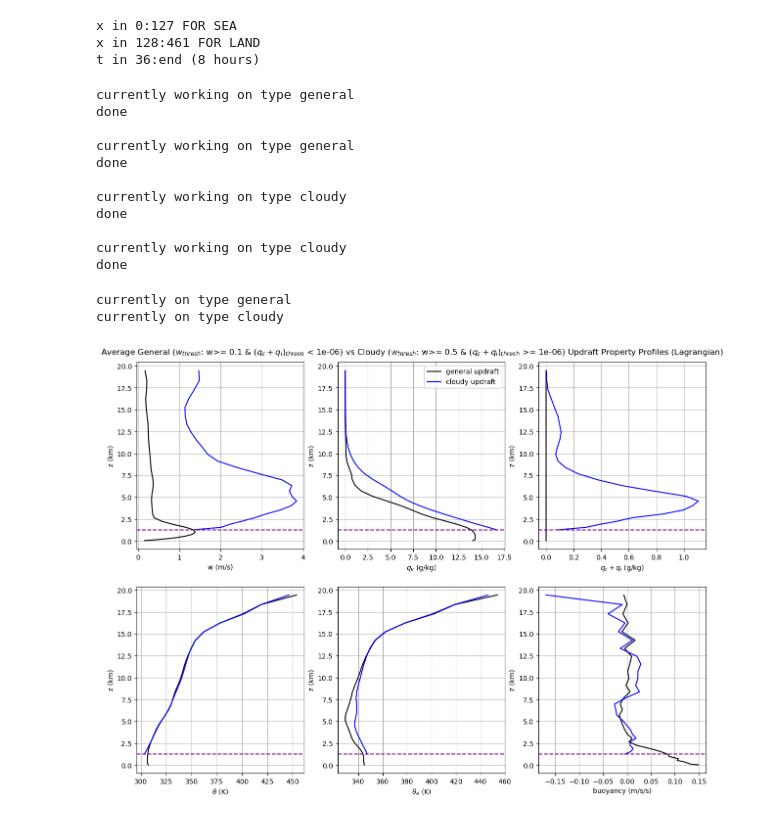
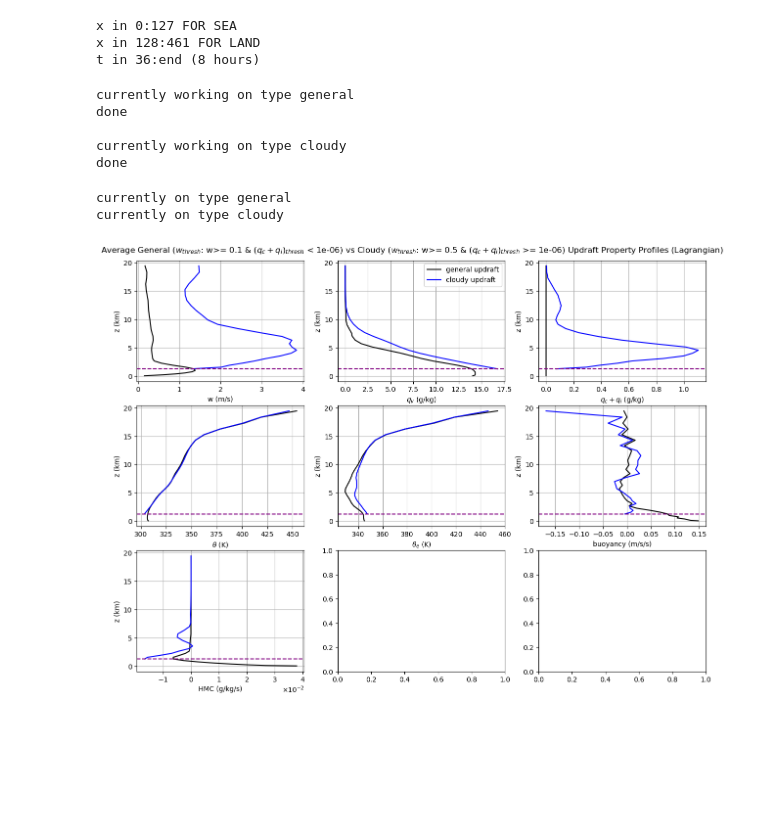
Before and after one commit to torrilab/DCI-Project, a Jupyter notebook: Code/Project_Algorithms/Vertical+Budget_Profiles/lagrangian_updrafts.ipynb, the cells around one changed output. Cells and saved outputs as stored; diff of their text form; code cells hidden in the pictures; blank space fills up the shorter version.

```diff
--- a/Code/Project_Algorithms/Vertical+Budget_Profiles/lagrangian_updrafts.ipynb
+++ b/Code/Project_Algorithms/Vertical+Budget_Profiles/lagrangian_updrafts.ipynb
@@ -112,6 +128,7 @@ with h5py.File(dir2+f'VARS_binary_array_{res}_{Np_str}.h5', 'r') as f:
     TH = f['TH'][:]
     TH_E = f['TH_E'][:]
     BUOYANCY = f['BUOYANCY'][:]
+    HMC = f['HMC'][:]
 check_memory()
 # %% [output]
 Top 10 objects with highest memory usage
@@ -290,23 +309,17 @@ def LagrangianProfiles(type):
 #     print('done\n')
 # %%
 #RUNNING
-[profile_w,profile_qv,profile_qc_plus_qi,profile_th,profile_th_e,profile_buoyancy]=LagrangianProfiles(type='general')
-# LagrangianProfiles_SE(profile_w,profile_qv,profile_qc_plus_qi,profile_th,profile_th_e,profile_buoyancy,type='general') #***
+[profile_w,profile_qv,profile_qc_plus_qi,profile_th,profile_th_e,profile_buoyancy,profile_HMC]=LagrangianProfiles(type='general')
+# LagrangianProfiles_SE(profile_w,profile_qv,profile_qc_plus_qi,profile_th,profile_th_e,profile_buoyancy,profile_HMC,type='general') #***
 
-[profile_w,profile_qv,profile_qc_plus_qi,profile_th,profile_th_e,profile_buoyancy]=LagrangianProfiles(type='cloudy')
-# LagrangianProfiles_SE(profile_w,profile_qv,profile_qc_plus_qi,profile_th,profile_th_e,profile_buoyancy,type='cloudy') #***
+[profile_w,profile_qv,profile_qc_plus_qi,profile_th,profile_th_e,profile_buoyancy,profile_HMC]=LagrangianProfiles(type='cloudy')
+# LagrangianProfiles_SE(profile_w,profile_qv,profile_qc_plus_qi,profile_th,profile_th_e,profile_buoyancy,profile_HMC,type='cloudy') #***
 # %% [output]
-currently working on type general
-done
-
 currently working on type general
 done
 
 currently working on type cloudy
 done
-
-currently working on type cloudy
-done
 # %%
 #######################################################################################################################################
 #Calling Data and Plotting Next
@@ -322,8 +335,7 @@ w_thresh2=0.5
 qcqi_thresh=1e-6
 
 # Produced averaged profiles for plotting
-def averaged_profiles(var):
-    profile = globals()[f"profile_{var}"]
+def averaged_profiles(profile):
     out_var = profile[(profile[:, 1] != 0)]  # gets rid of rows that have no data
     out_var = np.array([out_var[:, 0] / out_var[:, 1], out_var[:, 2]]).T  # divides the data column by the counter column
     return out_var
@@ -333,20 +345,20 @@ res = '1km'
 # res = '250m'
 
 # Uses Plotting Function
-fig, axs = plt.subplots(2, 3, figsize=(15, 10))
+fig, axs = plt.subplots(3, 3, figsize=(15, 10))
 fig.suptitle(f"Average General (" + r"$w_{thresh}$: w>= " + f"{w_thresh1} & " + r"$(q_c+q_i)_{thresh}$ < " + f"{qcqi_thresh}" + ") vs Cloudy (" + r"$w_{thresh}$: w>= " + f"{w_thresh2} & " + r"$(q_c+q_i)_{thresh}$ >= " + f"{qcqi_thresh}" + ") Updraft Property Profiles (Lagrangian)")
-ax1, ax2, ax3, ax4, ax5, ax6 = axs.flatten()
+ax1, ax2, ax3, ax4, ax5, ax6, ax7, ax8, ax9 = axs.flatten()
 fig.subplots_adjust(top=0.95)
 ####################################################################
 for type in ["general", "cloudy"]:
     print(f'currently on type {type}')
 
     if type=='general':
-        input_file = dir+f'Project_Algorithms/plots/job_out/1km_general_lagrangian_profiles_{res}_{Np_str}.h5'
-        # input_file2 = dir+f'Project_Algorithms/plots/job_out/1km_general_lagrangian_SE_profiles_{res}_{Np_str}.h5' #***
+        input_file = dir+f'Project_Algorithms/plots/job_out/general_lagrangian_profiles_{res}_{Np_str}.h5'
+        # input_file2 = dir+f'Project_Algorithms/plots/job_out/general_lagrangian_SE_profiles_{res}_{Np_str}.h5' #***
     elif type=='cloudy':
-        input_file = dir+f'Project_Algorithms/plots/job_out/1km_cloudy_lagrangian_profiles_{res}_{Np_str}.h5'
-        # input_file2 = dir+f'Project_Algorithms/plots/job_out/1km_cloudy_lagrangian_SE_profiles_{res}_{Np_str}.h5' #***
+        input_file = dir+f'Project_Algorithms/plots/job_out/cloudy_lagrangian_profiles_{res}_{Np_str}.h5'
+        # input_file2 = dir+f'Project_Algorithms/plots/job_out/cloudy_lagrangian_SE_profiles_{res}_{Np_str}.h5' #***
 
 
     with h5py.File(input_file, 'r') as f:
@@ -356,6 +368,7 @@ for type in ["general", "cloudy"]:
         profile_th = np.array(f['profile_th'])
         profile_th_e = np.array(f['profile_th_e'])
         profile_buoyancy = np.array(f['profile_buoyancy'])
+        profile_HMC = np.array(f['profile_HMC'])
 
     # with h5py.File(input_file2, 'r') as f: #***
     #     SE_profile_w = np.array(f['SE_profile_w'])
@@ -364,60 +377,61 @@ for type in ["general", "cloudy"]:
     #     SE_profile_th = np.array(f['SE_profile_th'])
     #     SE_profile_th_e = np.array(f['SE_profile_th_e'])
     #     SE_profile_buoyancy = np.array(f['SE_profile_buoyancy'])
+    #     SE_profile_HMC = np.array(f['SE_profile_HMC'])
 
 
-    for var in ['qv','qc_plus_qi']:
+    for var in ['qv','qc_plus_qi','HMC']:
         globals()[f"profile_{var}"][:,0]*=1000
         # globals()[f"SE_profile_{var}"][:,0]*=1000 #****
 
     # Plotting function
-    def plotting(out_var, axis, label, color):
-        axis.plot(out_var[:, 0], out_var[:, 1], label=label, color=color)
+    def plotting(out_var, axis, label, color,linestyle):
+        axis.plot(out_var[:, 0], out_var[:, 1], label=label, color=color,linestyle=linestyle)
         axis.grid(True)
 
     # Uses Averaged_Profiles Function
-    vars = ['w', 'qv', 'qc_plus_qi', 'th','th_e','buoyancy']
+    vars = ['w', 'qv', 'qc_plus_qi', 'th','th_e','buoyancy','HMC']
     for var in vars:
-        globals()[f"out_{var}"] = averaged_profiles(var)
+        globals()[f"out_{var}"] = averaged_profiles(globals()[f"profile_{var}"])
 
-    axises = [ax1, ax2, ax3, ax4, ax5, ax6]
-    xlabels=['w (m/s)',r'$q_v$ (g/kg)',r'$q_c + q_i$ (g/kg)',r'$\theta$ (K)',r'$\theta_e$ (K)','buoyancy (m/s/s)'] #qi (g/kg)
+    axises = [ax1, ax2, ax3, ax4, ax5, ax6, ax7]
+    xlabels=['w (m/s)',r'$q_v$ (g/kg)',r'$q_c + q_i$ (g/kg)',r'$\theta$ (K)',r'$\theta_e$ (K)','buoyancy (m/s/s)','HMC (g/kg/s)'] #qi (g/kg)
     for var, axis, xlabel in zip(vars, axises, xlabels):
         if type == 'general':
             color = 'k'
         elif type == 'cloudy':
             color = 'blue'
 
-        plotting(globals()[f"out_{var}"], axis, label=type + ' updraft', color=color)
+        plotting(globals()[f"out_{var}"], axis, label=type + ' updraft', color=color,linestyle='solid')
         # ####################################### #***
         # profile=globals()[f"out_{var}"]
         # SE_profile=globals()[f"SE_profile_{var}"]; SE=averaged_profile_SE(SE_profile)
         # axis.fill_betweenx(profile[:, 1], profile[:, 0] - 1.96*SE[0], profile[:, 0] + 1.96*SE[0], color=color, alpha=0.1)
         # #######################################
 
         axis.set_ylabel('z (km)')
         axis.set_xlabel(xlabel)
         if axis==ax2:
             axis.legend()  # add legend
+
+        if axis==ax7:
+            apply_scientific_notation([axis])
 ############################
 
 #MEAN CLOUD BASE
-qcqi_profile=averaged_profiles('qc_plus_qi')
+qcqi_profile=averaged_profiles(profile_qc_plus_qi)
 where_cloudbase=np.where(qcqi_profile[:,0]>=qcqi_thresh)[0][0]
 cloudbase=qcqi_profile[where_cloudbase,1]
 for axis in axises:
     axis.axhline(cloudbase,color='purple',linestyle='dashed')
 
 
 #save plot
-if res == '1km':
-    plt.savefig(dir+f'Project_Algorithms/plots/1km_lagrangian_generalvscloudy_updraft_profile_{res}_{Np_str}.jpg', bbox_inches='tight', dpi=300) # uncomment if "general updrafts"
-elif res == '250m':
-    plt.savefig(dir+f'Project_Algorithms/plots/250m_lagrangian_generalvscloudy_updraft_profile_{res}_{Np_str}.jpg', bbox_inches='tight', dpi=300) # uncomment if "general updrafts"
+plt.savefig(dir+f'Project_Algorithms/plots/lagrangian_generalvscloudy_updraft_profile_{res}_{Np_str}.jpg', bbox_inches='tight', dpi=300) # uncomment if "general updrafts"
 # %% [output]
 currently on type general
 currently on type cloudy
-[figure, old version]
+[figure, new version]
 # %%
 def average_difference(array1, array2):
     out_var_one=averaged_profiles(array1)
```
Also changed, not shown: parts of 4 cells of this notebook, 7 other files.
